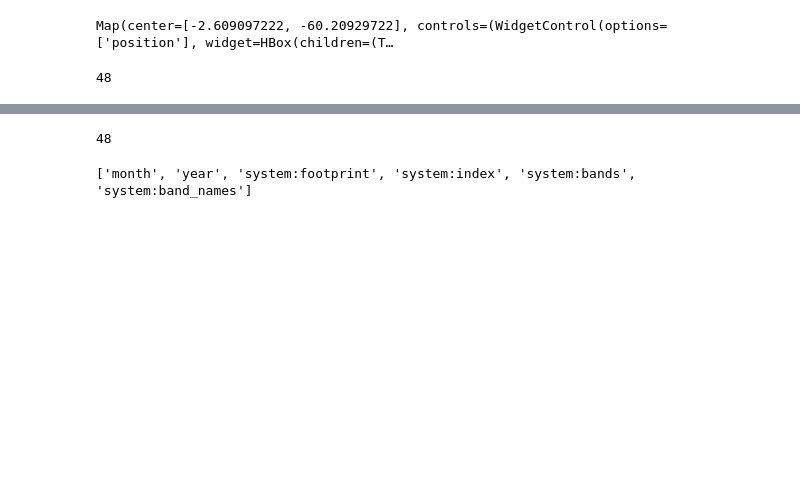
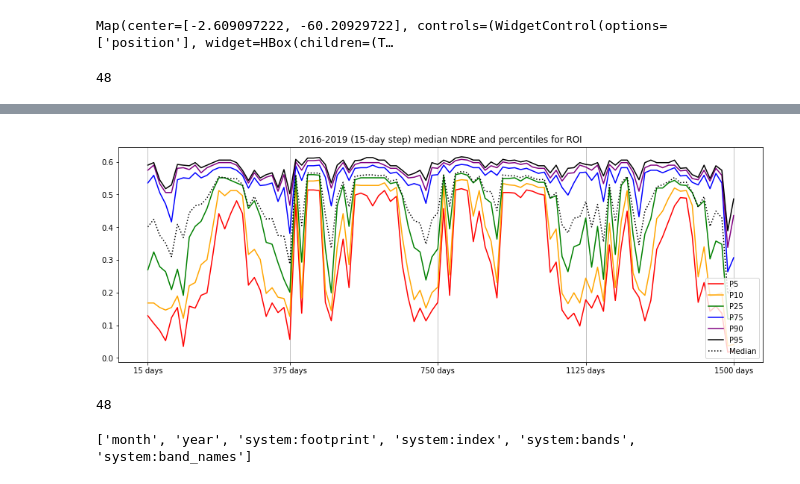
Before and after one commit to jitendra-kumar/tropical_phenology_gee, a Jupyter notebook: morgan/Manaus_BR.ipynb, the cells around one changed output, grey strips where cells are left out. Drawn from its saved outputs; the diff is of its cells as text; code cells hidden in the pictures; blank space fills up the shorter version.

```diff
--- a/morgan/Manaus_BR.ipynb
+++ b/morgan/Manaus_BR.ipynb
@@ -206,3 +266,21 @@ plt.show()
+# %%
+#Percentile graph for 15-day step
+x = period
+plt.axes([2, 0, 2, 1])
+plt.grid(b = True, which = 'major', axis = 'x')
+y5 = plt.plot(x,percentile_ndre[0], color = "red", label = "P5")
+y10 = plt.plot(x,percentile_ndre[1], color = "orange", label = "P10")
+y25 = plt.plot(x,percentile_ndre[2], color = "green", label = "P25")
+y75 = plt.plot(x,percentile_ndre[3], color = "blue", label = "P75")
+y90 = plt.plot(x,percentile_ndre[4], color = "purple", label = "P90")
+y95 = plt.plot(x,percentile_ndre[5], color = "black", label = "P95")
+plt.title('2016-2019 (15-day step) median NDRE and percentiles for ROI')
+median = plt.plot(x,y, color = "black", linestyle = ":", label = "Median")
+plt.legend(loc = "lower right")
+plt.xticks(ticks = [0, 24, 49, 74, 99], labels = ['15 days', '375 days', '750 days', '1125 days', '1500 days'])
+plt.show()
+# %% [output]
+[figure, added]
 # %%
 #Make sure you dont have 1 million images to download...
 count = col.size().getInfo()
```
Also changed, not shown: parts of 19 cells of this notebook.
